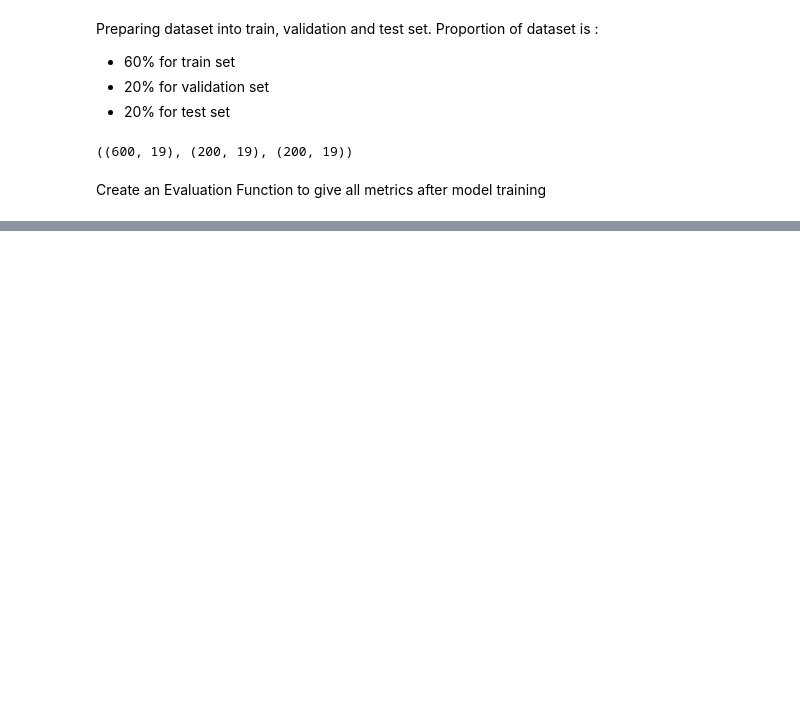
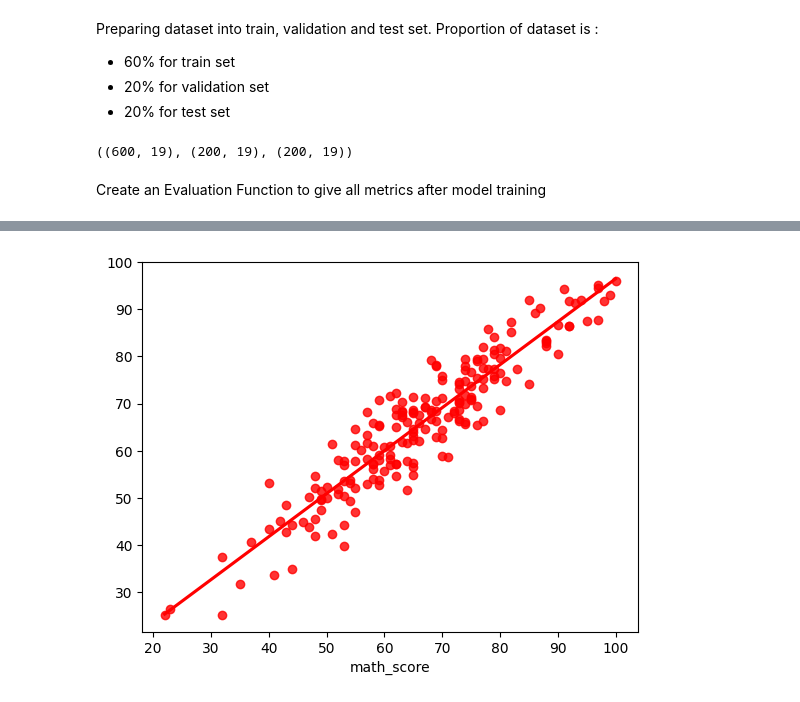
Before and after one commit to albertomoa/END-TO-END-ML-PROJECTS, a Jupyter notebook: notebook/2. MODEL TRAINING.ipynb, the cells around one changed output, grey strips where cells are left out. Cells and saved outputs as stored; diff of their text form; code cells hidden in the pictures; blank space fills up the shorter version.

```diff
--- a/notebook/2. MODEL TRAINING.ipynb
+++ b/notebook/2. MODEL TRAINING.ipynb
@@ -234,0 +257,4 @@ pd.DataFrame(list(zip(model_list, r2_list)), columns=['Model Name', 'R2_Score'])
+# %%
+sns.regplot(x=y_test,y=y_pred,ci=None,color ='red');
+# %% [output]
+[figure, added]
```
Also changed, not shown: parts of 10 cells of this notebook, 8 other files.
